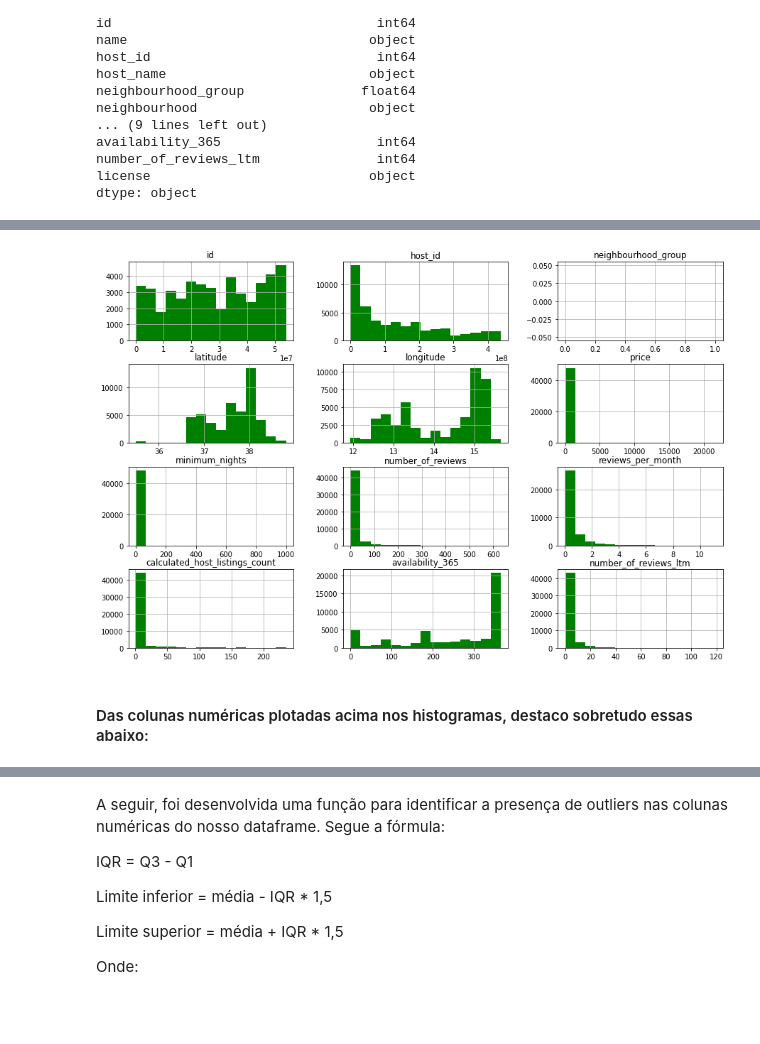
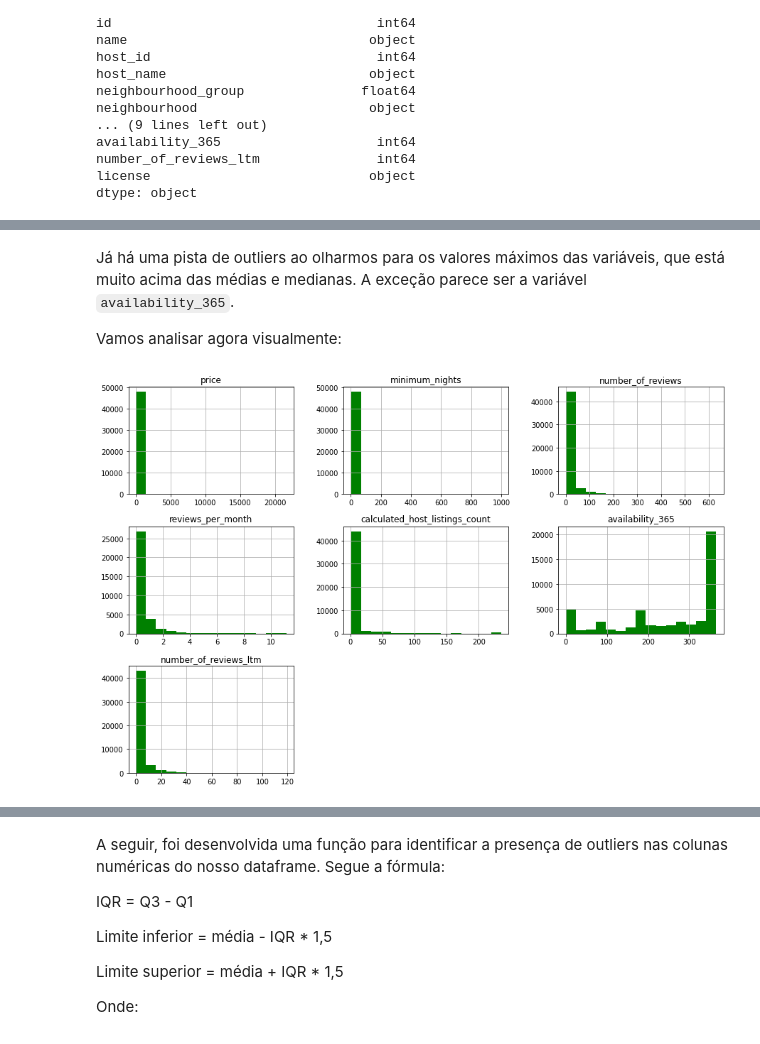
Before and after one commit to eduardoscovino/Airbnb-data-analysis-sicilia, a Jupyter notebook: Analisando_os_Dados_do_Airbnb.ipynb, the cells around one changed output, grey strips where cells are left out. Cells and saved outputs as stored; diff of their text form; code cells hidden in the pictures; blank space fills up the shorter version.

```diff
--- a/Analisando_os_Dados_do_Airbnb.ipynb
+++ b/Analisando_os_Dados_do_Airbnb.ipynb
@@ -157,9 +165,11 @@ df[['price', 'minimum_nights', 'number_of_reviews', 'reviews_per_month', 'calcul
 | 50% | 70.000000 | 2.000000 | 2.000000 | 0.240000 | 2.000000 | 303.000000 | ... |
 | 75% | 100.000000 | 3.000000 | 11.000000 | 0.590000 | 5.000000 | 363.000000 | ... |
 | max | 21633.000000 | 999.000000 | 631.000000 | 11.130000 | 235.000000 | 365.000000 | ... |
+# %% [markdown]
+Já há uma pista de outliers ao olharmos para os valores máximos das variáveis, que está muito acima das médias e medianas. A exceção parece ser a variável `availability_365`.
+
+Vamos analisar agora visualmente:
 # %%
-df.hist(bins = 15, figsize =(15, 10), color='green');
+df[['price', 'minimum_nights', 'number_of_reviews', 'reviews_per_month', 'calculated_host_listings_count', 'availability_365', 'number_of_reviews_ltm']].hist(bins = 15, figsize =(15, 10), color='green');
 # %% [output]
-[figure, old version]
+[figure, new version]
-# %% [markdown]
-#### Das colunas numéricas plotadas acima nos histogramas, destaco sobretudo essas abaixo:
```
Also changed, not shown: parts of 47 cells of this notebook.
